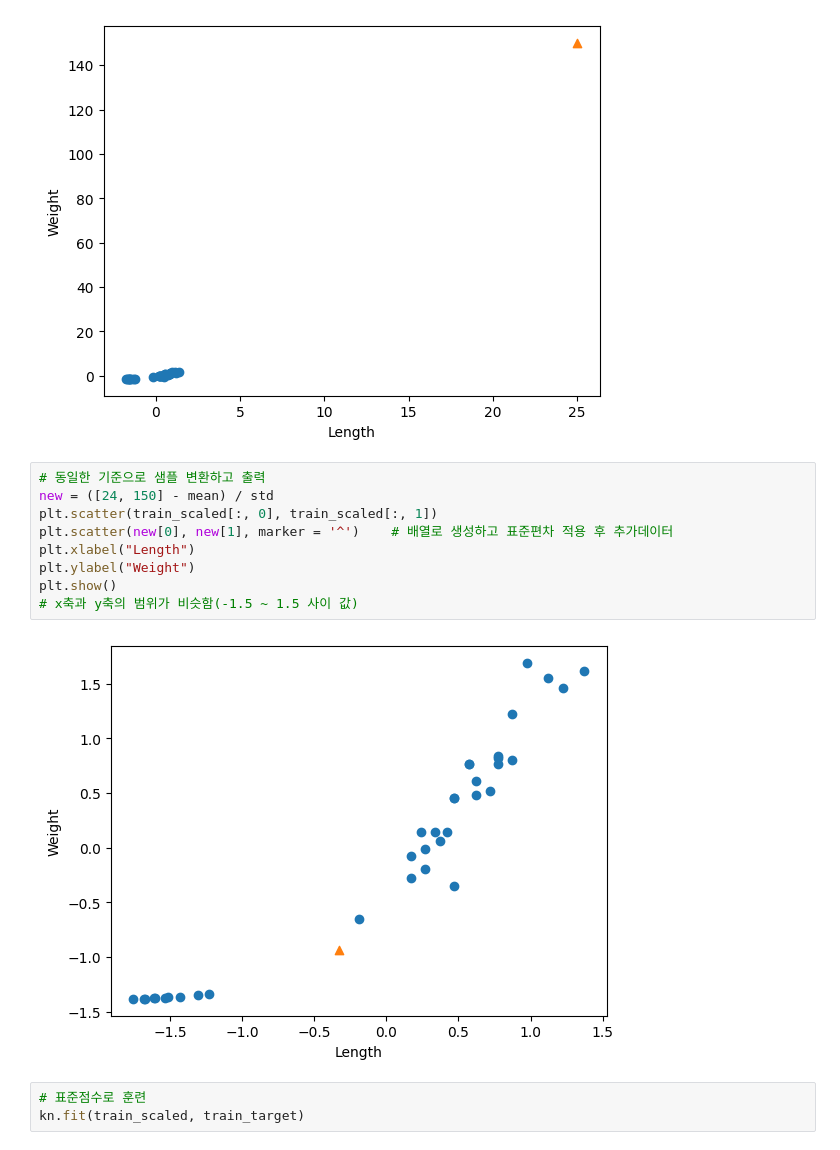
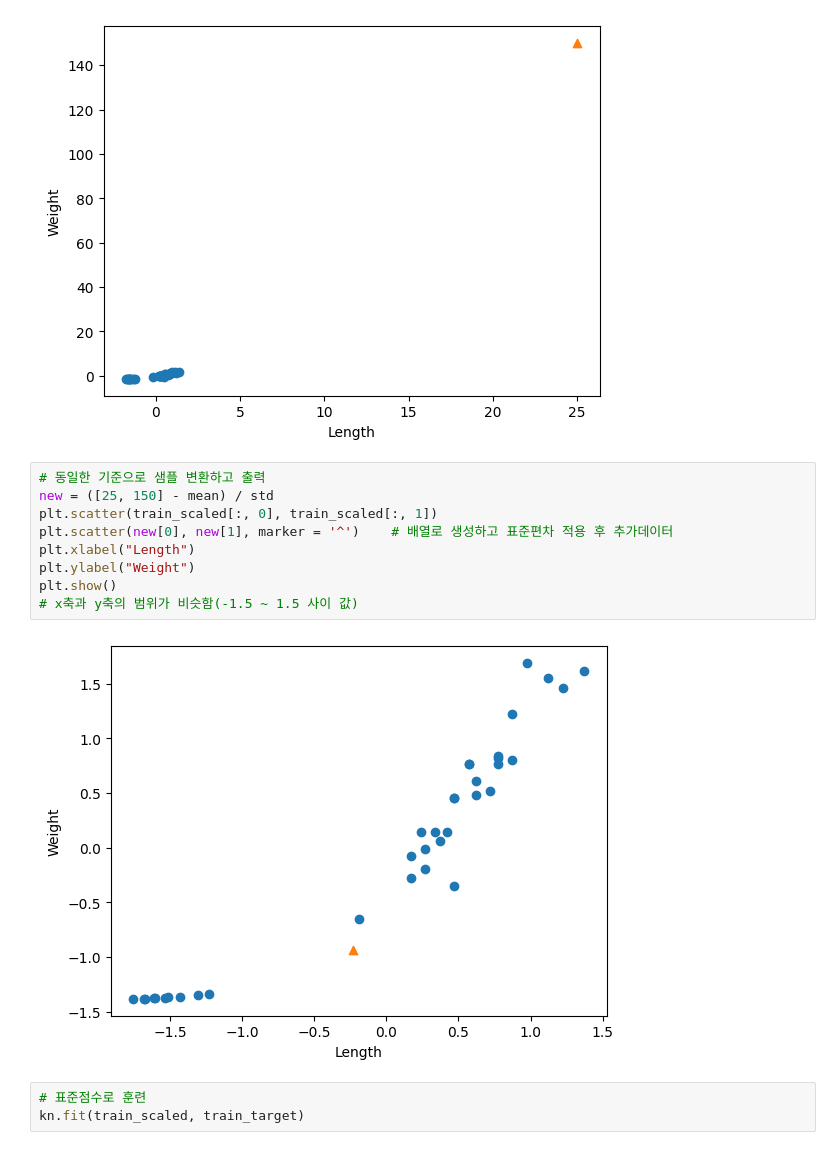
Before and after one commit to shk0349/AI_Study_24, a Jupyter notebook: Data_전처리.ipynb, the cells around one changed output. Drawn from its saved outputs; the diff is of its cells as text.

```diff
--- a/Data_전처리.ipynb
+++ b/Data_전처리.ipynb
@@ -158,15 +158,15 @@ plt.show()
 [figure]
 # %%
 # 동일한 기준으로 샘플 변환하고 출력
-new = ([24, 150] - mean) / std
+new = ([25, 150] - mean) / std
 plt.scatter(train_scaled[:, 0], train_scaled[:, 1])
 plt.scatter(new[0], new[1], marker = '^')    # 배열로 생성하고 표준편차 적용 후 추가데이터
 plt.xlabel("Length")
 plt.ylabel("Weight")
 plt.show()
 # x축과 y축의 범위가 비슷함(-1.5 ~ 1.5 사이 값)
 # %% [output]
-[figure, old version]
+[figure, new version]
 # %%
 # 표준점수로 훈련
 kn.fit(train_scaled, train_target)
```
Also changed, not shown: parts of 1 cell of this notebook.
